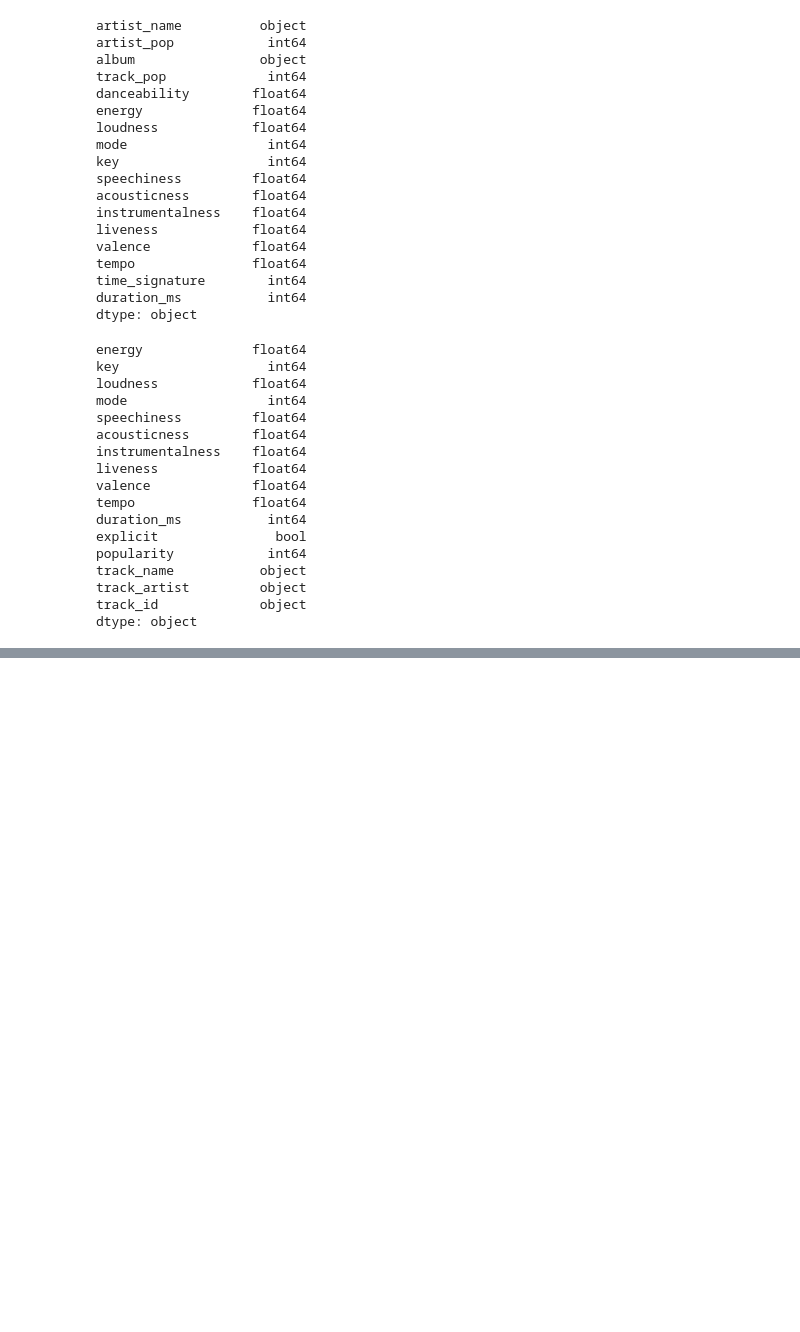
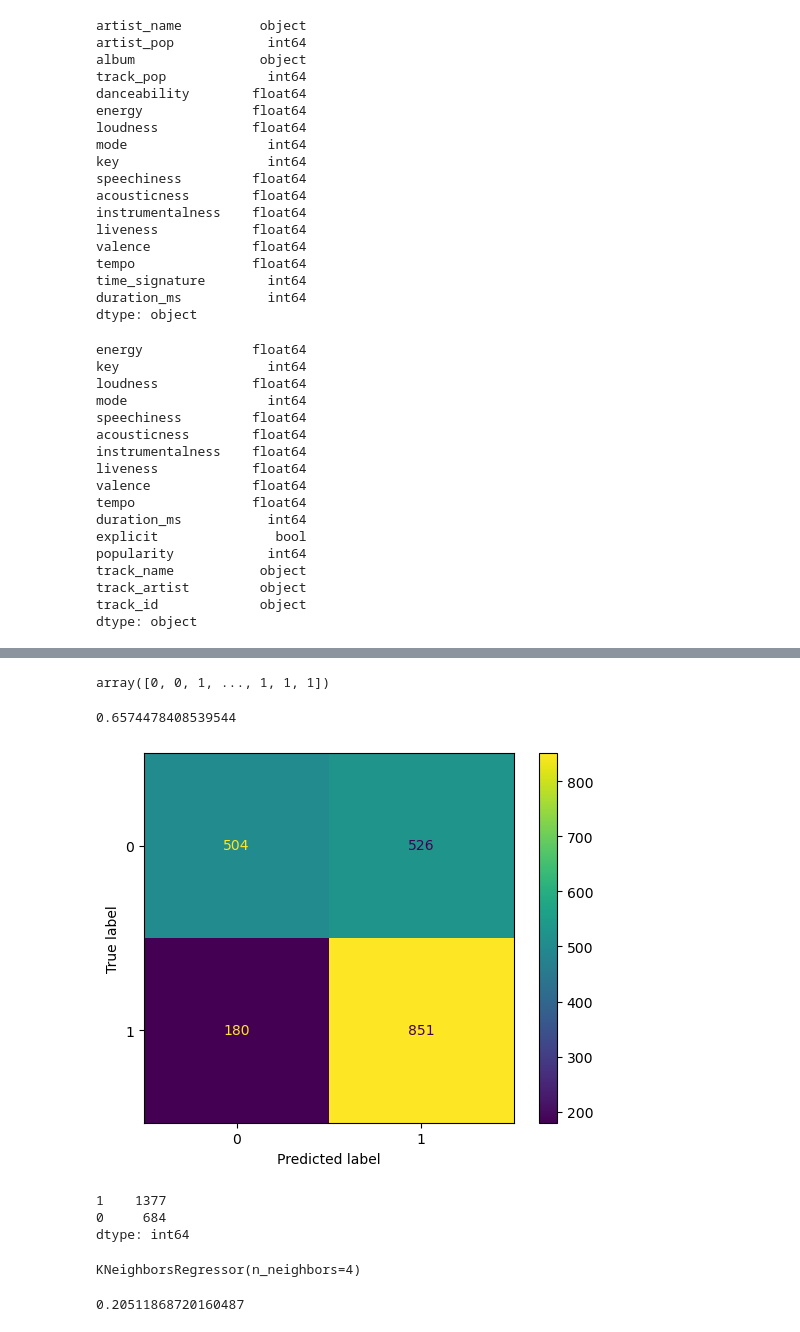
Before and after one commit to sir-cap/mid-bootcamp-project, a Jupyter notebook: Project2 - tiktok.ipynb, the cells around one changed output, grey strips where cells are left out. Drawn from its saved outputs; the diff is of its cells as text; code cells hidden in the pictures; blank space fills up the shorter version.

```diff
--- a/Project2 - tiktok.ipynb
+++ b/Project2 - tiktok.ipynb
@@ -403,0 +614,3 @@ plot_distribution(unpopular)
+# %%
+rus = RandomUnderSampler()
+X_ros, y_ros = ros.fit_resample(X, Y)
@@ -403,0 +624,28 @@ plot_distribution(unpopular)
+# %%
+X_train,X_test,y_train,y_test = train_test_split(X_ros,y_ros,test_size = 0.4)
+# %%
+classification = LogisticRegression().fit(X_train,y_train)
+# %%
+predictions = classification.predict(X_test)
+predictions
+# %% [output]
+array([0, 0, 1, ..., 1, 1, 1])
+# %%
+classification.score(X_test,y_test)
+# %% [output]
+0.6574478408539544
+# %%
+cm = confusion_matrix(y_test, predictions, labels=classification.classes_)
+disp = ConfusionMatrixDisplay(confusion_matrix=cm,
+                              display_labels=classification.classes_)
+disp.plot()
+
+plt.show()
+# %% [output]
+[figure, added]
+# %%
+pd.Series(predictions).value_counts()
+# %% [output]
+1    1377
+0     684
+dtype: int64
@@ -403,0 +656,10 @@ plot_distribution(unpopular)
+# %%
+kmodel = KNeighborsRegressor(n_neighbors=4)
+kmodel.fit(X_train,y_train)
+# %% [output]
+KNeighborsRegressor(n_neighbors=4)
+# %%
+predictions = kmodel.predict(X_test)
+kmodel.score(X_test,y_test)
+# %% [output]
+0.20511868720160487
```
Also changed, not shown: parts of 72 cells of this notebook, 7 other files.
